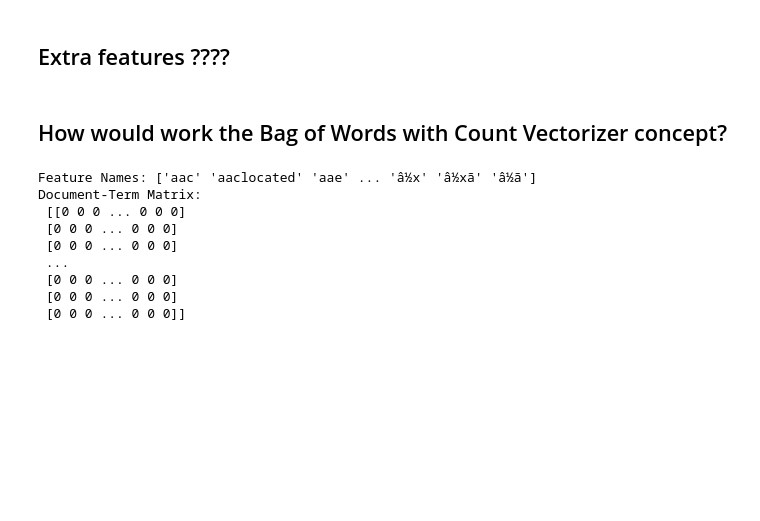
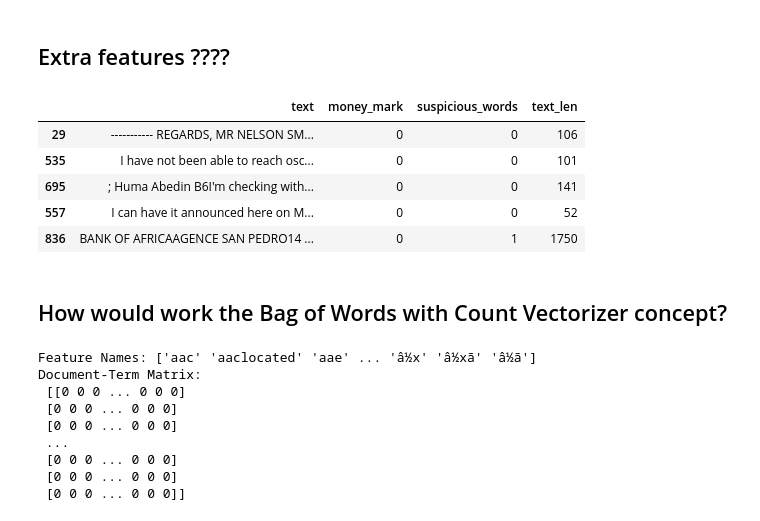
Before and after one commit to ironhack-labs/lab-natural-language-processing, a Jupyter notebook: your-code/main.ipynb, the cells around one changed output. Cells and saved outputs as stored; diff of their text form; code cells hidden in the pictures; blank space fills up the shorter version.

```diff
--- a/your-code/main.ipynb
+++ b/your-code/main.ipynb
@@ -239,17 +240,26 @@ million: 388
 # %%
 # We add to the original dataframe two additional indicators (money symbols and suspicious words).
 money_simbol_list = "|".join(["euro","dollar","pound","€",r"\$"])
 suspicious_words = "|".join(["free","cheap","sex","money","account","bank","fund","transfer","transaction","win","deposit","password"])
 
-data_train['money_mark'] = data_train['preprocessed_text'].str.contains(money_simbol_list)*1
-data_train['suspicious_words'] = data_train['preprocessed_text'].str.contains(suspicious_words)*1
-data_train['text_len'] = data_train['preprocessed_text'].apply(lambda x: len(x))
+data_train = X_train
+data_train['money_mark'] = data_train['text'].str.contains(money_simbol_list)*1
+data_train['suspicious_words'] = data_train['text'].str.contains(suspicious_words)*1
+data_train['text_len'] = data_train['text'].apply(lambda x: len(x))
 
-data_val['money_mark'] = data_val['preprocessed_text'].str.contains(money_simbol_list)*1
-data_val['suspicious_words'] = data_val['preprocessed_text'].str.contains(suspicious_words)*1
-data_val['text_len'] = data_val['preprocessed_text'].apply(lambda x: len(x))
+data_val = X_test
+data_val['money_mark'] = data_val['text'].str.contains(money_simbol_list)*1
+data_val['suspicious_words'] = data_val['text'].str.contains(suspicious_words)*1
+data_val['text_len'] = data_val['text'].apply(lambda x: len(x))
 
 data_train.head()
+# %% [output]
+|  | text | money_mark | suspicious_words | text_len |
+| 29 | ----------- REGARDS, MR NELSON SM... | 0 | 0 | 106 |
+| 535 | I have not been able to reach osc... | 0 | 0 | 101 |
+| 695 | ; Huma Abedin B6I'm checking with... | 0 | 0 | 141 |
+| 557 | I can have it announced here on M... | 0 | 0 | 52 |
+| 836 | BANK OF AFRICAAGENCE SAN PEDRO14 ... | 0 | 1 | 1750 |
 # %% [markdown]
 ## How would work the Bag of Words with Count Vectorizer concept?
 # %%
```
Also changed, not shown: parts of 3 cells of this notebook.
